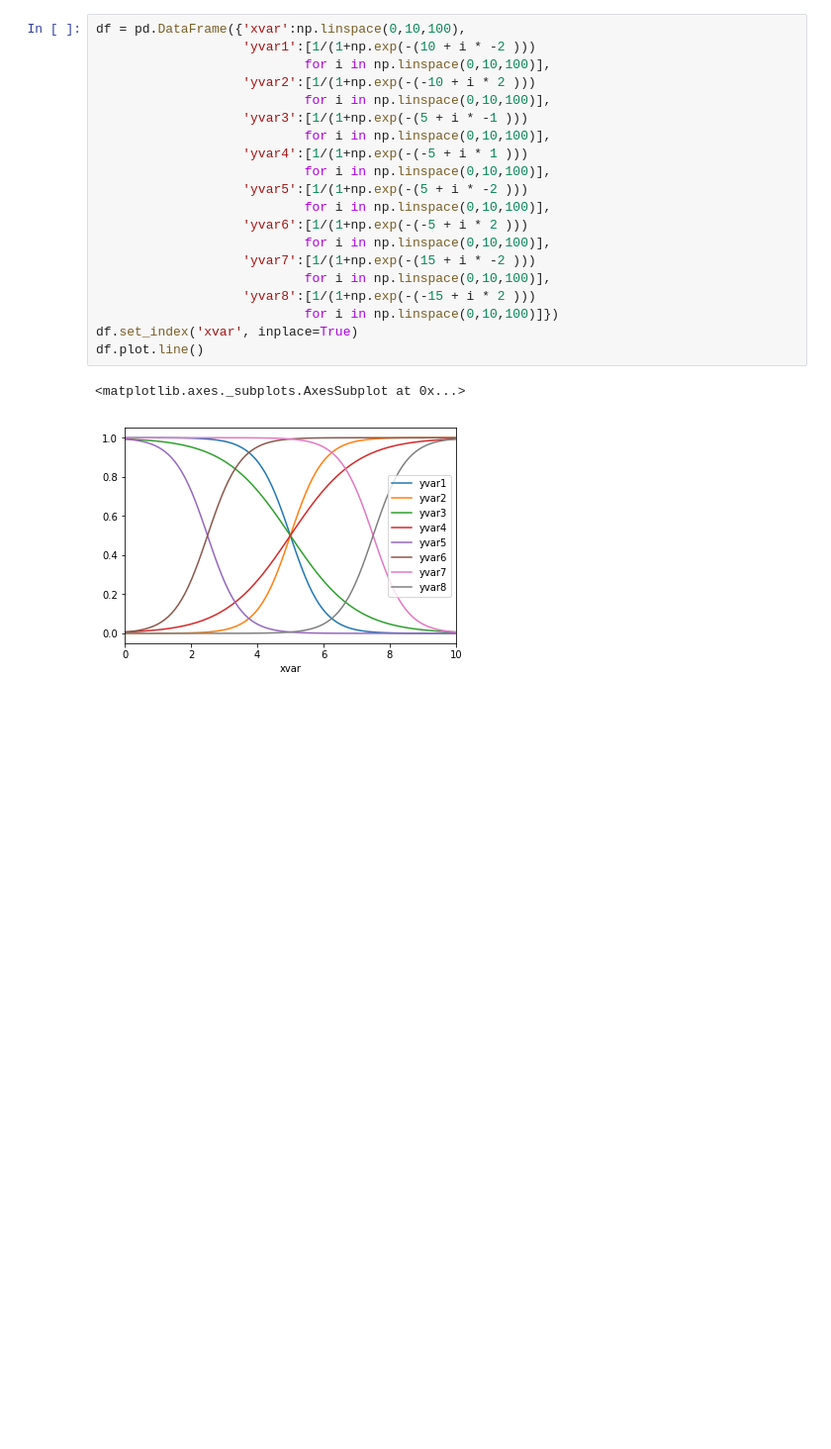
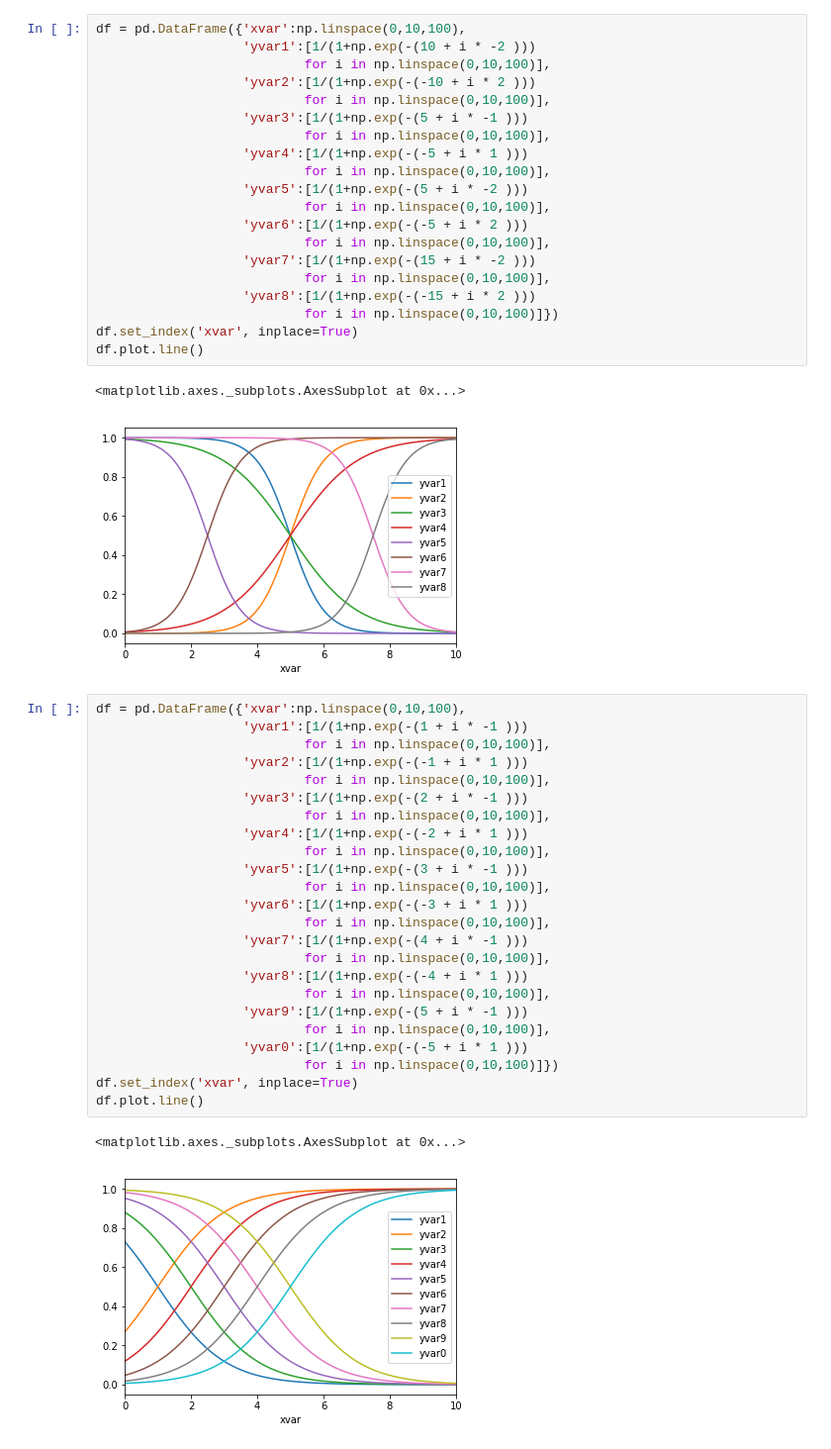
Before and after one commit to adamrossnelson/HelloWorld, a Jupyter notebook: sparefiles/draw_logistic_curve.ipynb, the cells around one changed output. Shown: that part at 99% size. Drawn from its saved outputs; the diff is of its cells as text; blank space fills up the shorter version.

```diff
--- a/sparefiles/draw_logistic_curve.ipynb
+++ b/sparefiles/draw_logistic_curve.ipynb
@@ -37,3 +37,30 @@ df.plot.line()
 # %% [output]
 <matplotlib.axes._subplots.AxesSubplot at 0x...>
 [figure]
+# %%
+df = pd.DataFrame({'xvar':np.linspace(0,10,100),
+                   'yvar1':[1/(1+np.exp(-(1 + i * -1 )))
+                           for i in np.linspace(0,10,100)],
+                   'yvar2':[1/(1+np.exp(-(-1 + i * 1 )))
+                           for i in np.linspace(0,10,100)],
+                   'yvar3':[1/(1+np.exp(-(2 + i * -1 )))
+                           for i in np.linspace(0,10,100)],
+                   'yvar4':[1/(1+np.exp(-(-2 + i * 1 )))
+                           for i in np.linspace(0,10,100)],
+                   'yvar5':[1/(1+np.exp(-(3 + i * -1 )))
+                           for i in np.linspace(0,10,100)],
+                   'yvar6':[1/(1+np.exp(-(-3 + i * 1 )))
+                           for i in np.linspace(0,10,100)],
+                   'yvar7':[1/(1+np.exp(-(4 + i * -1 )))
+                           for i in np.linspace(0,10,100)],
+                   'yvar8':[1/(1+np.exp(-(-4 + i * 1 )))
+                           for i in np.linspace(0,10,100)],
+                   'yvar9':[1/(1+np.exp(-(5 + i * -1 )))
+                           for i in np.linspace(0,10,100)],
+                   'yvar0':[1/(1+np.exp(-(-5 + i * 1 )))
+                           for i in np.linspace(0,10,100)]})
+df.set_index('xvar', inplace=True)
+df.plot.line()
+# %% [output]
+<matplotlib.axes._subplots.AxesSubplot at 0x...>
+[figure, added]
```
Also changed, not shown: parts of 5 cells of this notebook.
